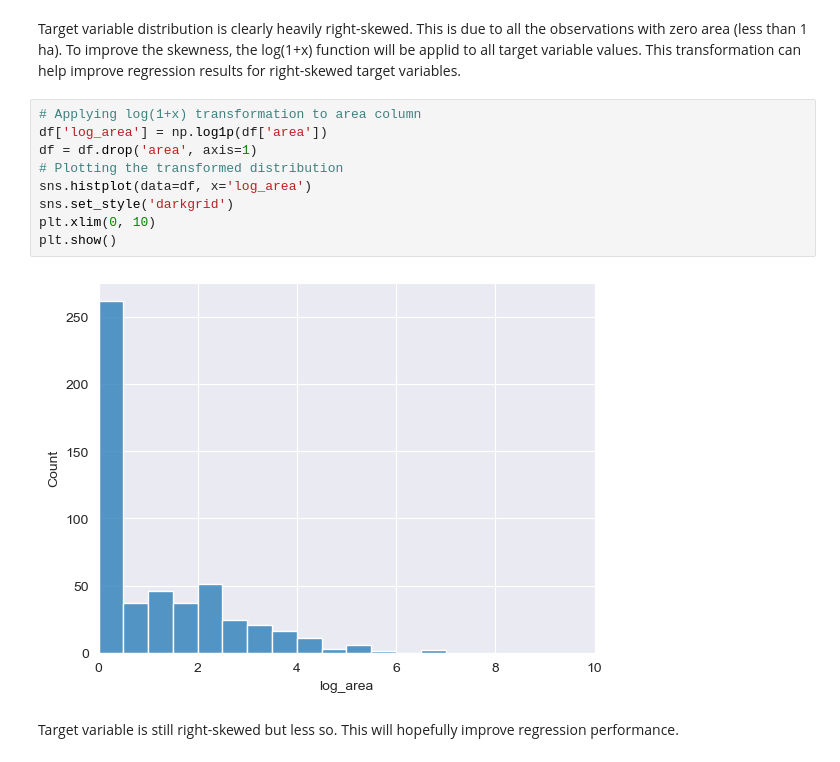
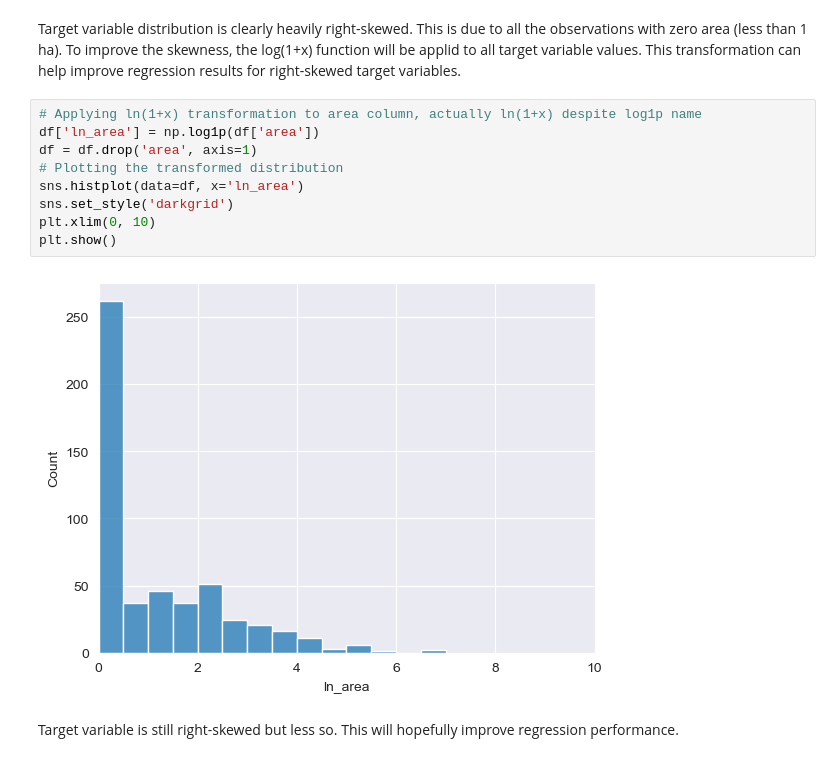
Before and after one commit to grahamgreene88/Forest-Fire-Predicition, a Jupyter notebook: Forest Fire Notebook.ipynb, the cells around one changed output. Cells and saved outputs as stored; diff of their text form.

```diff
--- a/Forest Fire Notebook.ipynb
+++ b/Forest Fire Notebook.ipynb
@@ -91,16 +93,16 @@ plt.show()
 # %% [markdown]
 Target variable distribution is clearly heavily right-skewed. This is due to all the observations with zero area (less than 1 ha). To improve the skewness, the log(1+x) function will be applid to all target variable values. This transformation can help improve regression results for right-skewed target variables.
 # %%
-# Applying log(1+x) transformation to area column
-df['log_area'] = np.log1p(df['area'])
+# Applying ln(1+x) transformation to area column, actually ln(1+x) despite log1p name
+df['ln_area'] = np.log1p(df['area'])
 df = df.drop('area', axis=1)
 # Plotting the transformed distribution
-sns.histplot(data=df, x='log_area')
+sns.histplot(data=df, x='ln_area')
 sns.set_style('darkgrid')
 plt.xlim(0, 10)
 plt.show()
 # %% [output]
-[figure, old version]
+[figure, new version]
 # %% [markdown]
 Target variable is still right-skewed but less so. This will hopefully improve regression performance.
 # %%
```
Also changed, not shown: parts of 12 cells of this notebook.
